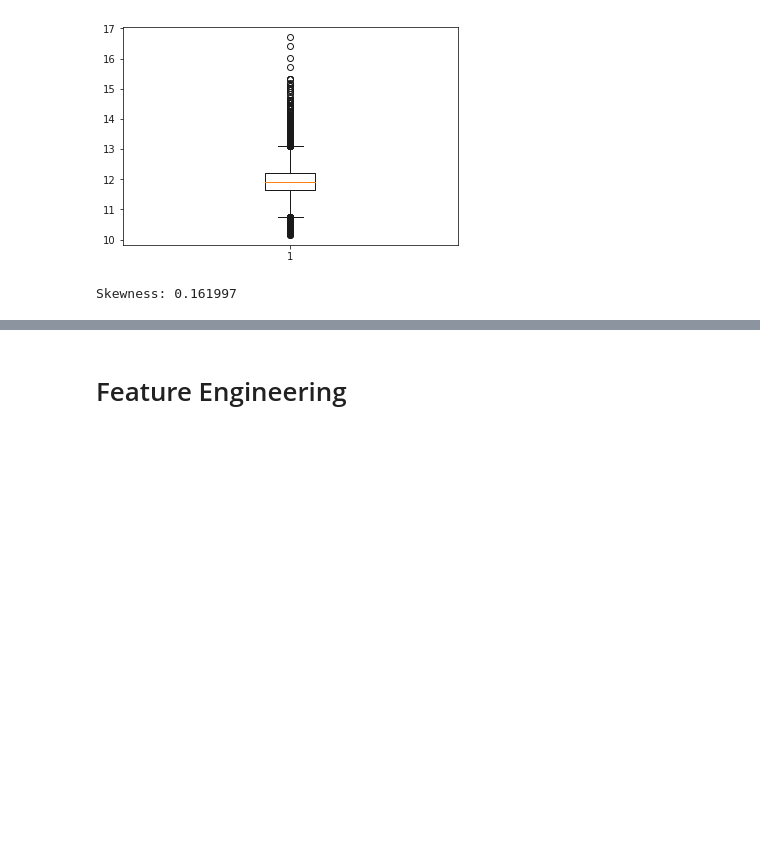
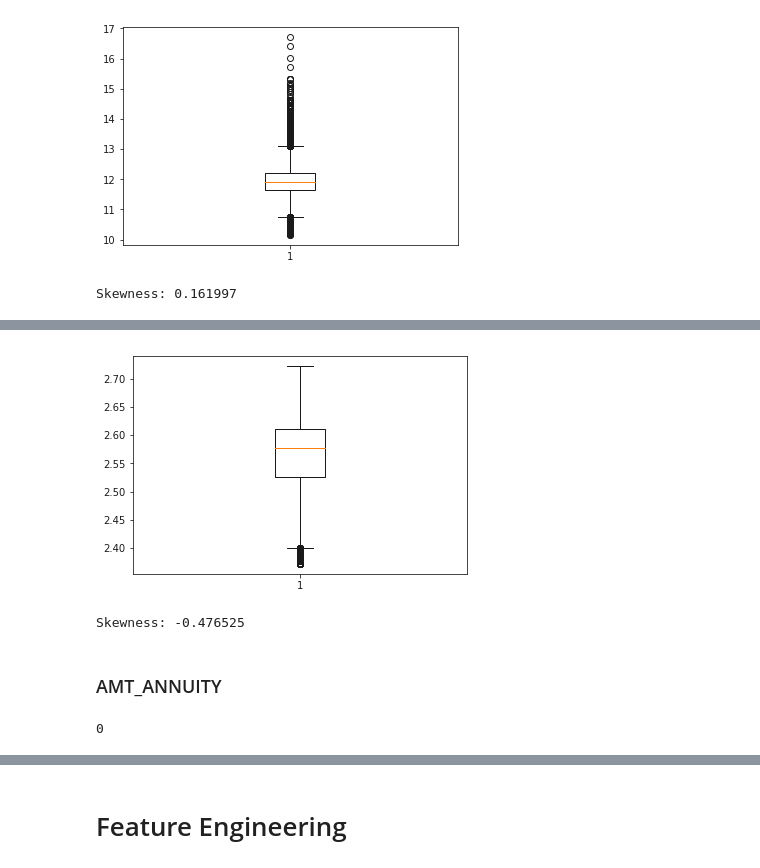
Before and after one commit to pyashwanthkumar/libra-home-credit, a Jupyter notebook: Libra - Home Credit Risk 1.3.ipynb, the cells around one changed output, grey strips where cells are left out. Drawn from its saved outputs; the diff is of its cells as text; code cells hidden in the pictures; blank space fills up the shorter version.

```diff
--- a/Libra - Home Credit Risk 1.3.ipynb
+++ b/Libra - Home Credit Risk 1.3.ipynb
@@ -707,0 +771,16 @@ Skewness: 0.161997
+# %%
+# Check distribution again
+plt.boxplot(train['AMT_CREDIT'])
+plt.show()
+# %% [output]
+[figure, added]
+# %%
+print("Skewness: %f" % train['AMT_CREDIT'].skew())
+# %% [output]
+Skewness: -0.476525
+# %% [markdown]
+### AMT_ANNUITY
+# %%
+print(train['AMT_ANNUITY'].isnull().sum())
+# %% [output]
+0
```
Also changed, not shown: parts of 198 cells of this notebook.
